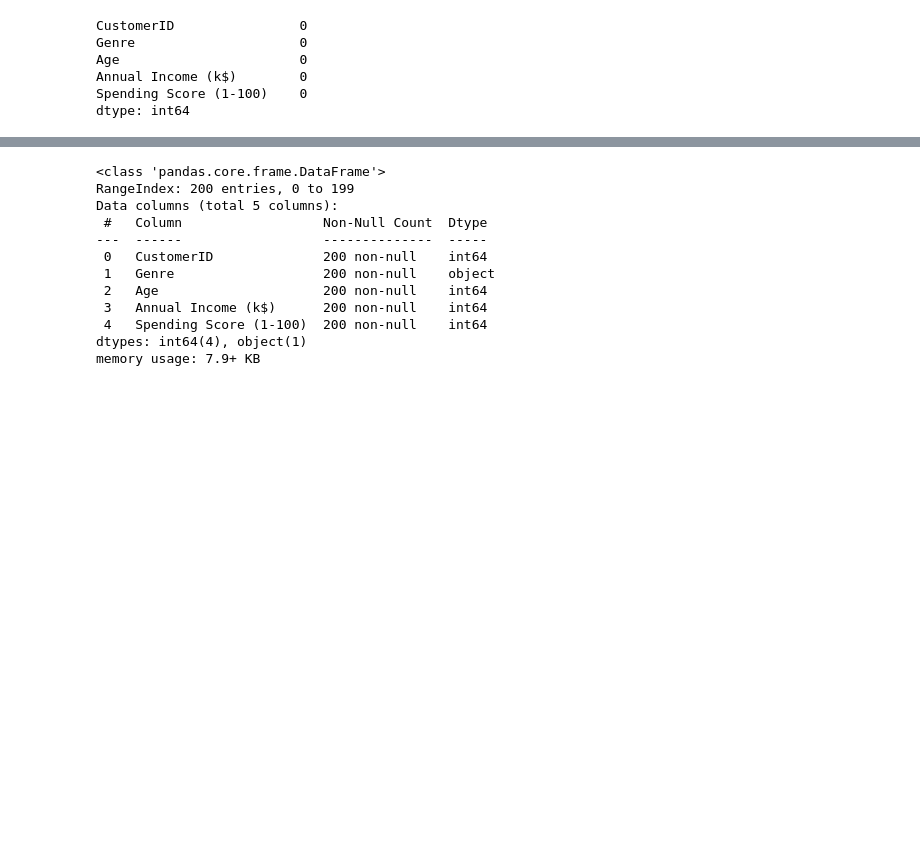
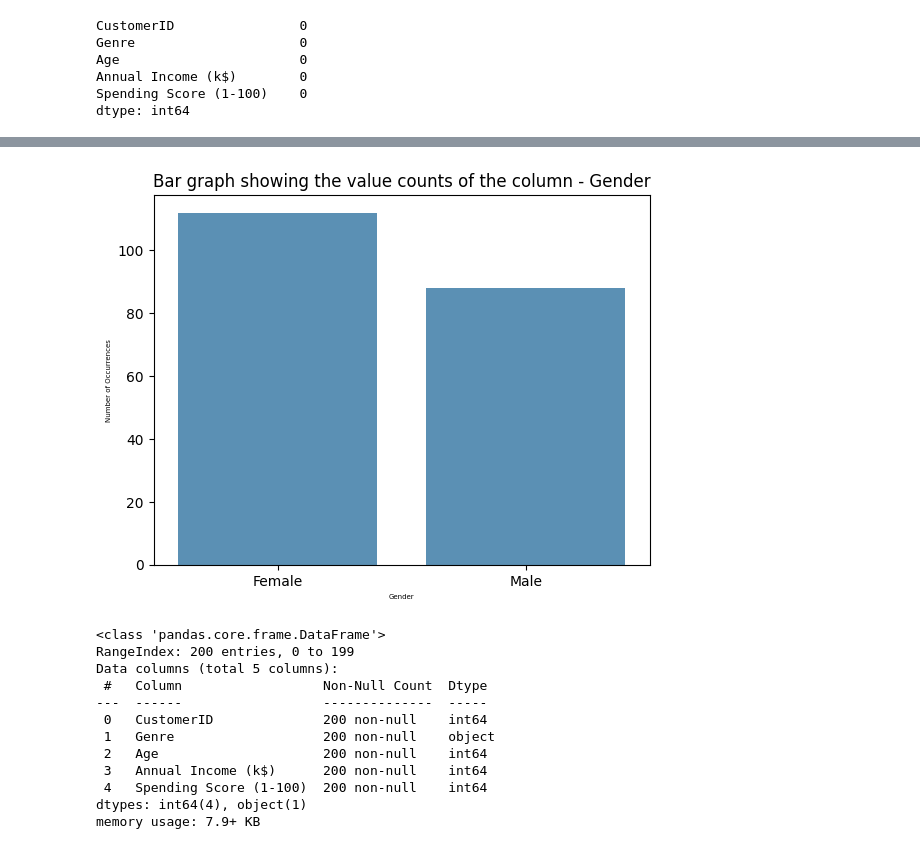
Before and after one commit to dvskabangira/Elevvo_Internship_Tasks, a Jupyter notebook: scripts/Task2_Customer_Segmentation.ipynb, the cells around one changed output, grey strips where cells are left out. Drawn from its saved outputs; the diff is of its cells as text; code cells hidden in the pictures; blank space fills up the shorter version.

```diff
--- a/scripts/Task2_Customer_Segmentation.ipynb
+++ b/scripts/Task2_Customer_Segmentation.ipynb
@@ -58 +82,11 @@ dtype: int64
+# %%
+### Bar graph showing the value counts of the column - Gender
+
+sns.barplot(x=gender_count.index, y=gender_count.values, alpha=0.8)
+plt.title('Bar graph showing the value counts of the column - Gender')
+plt.ylabel('Number of Occurrences', fontsize=5)
+plt.xlabel('Gender', fontsize=5)
+plt.show()
+# %% [output]
+[figure, added]
 # %%
```
Also changed, not shown: parts of 21 cells of this notebook.
